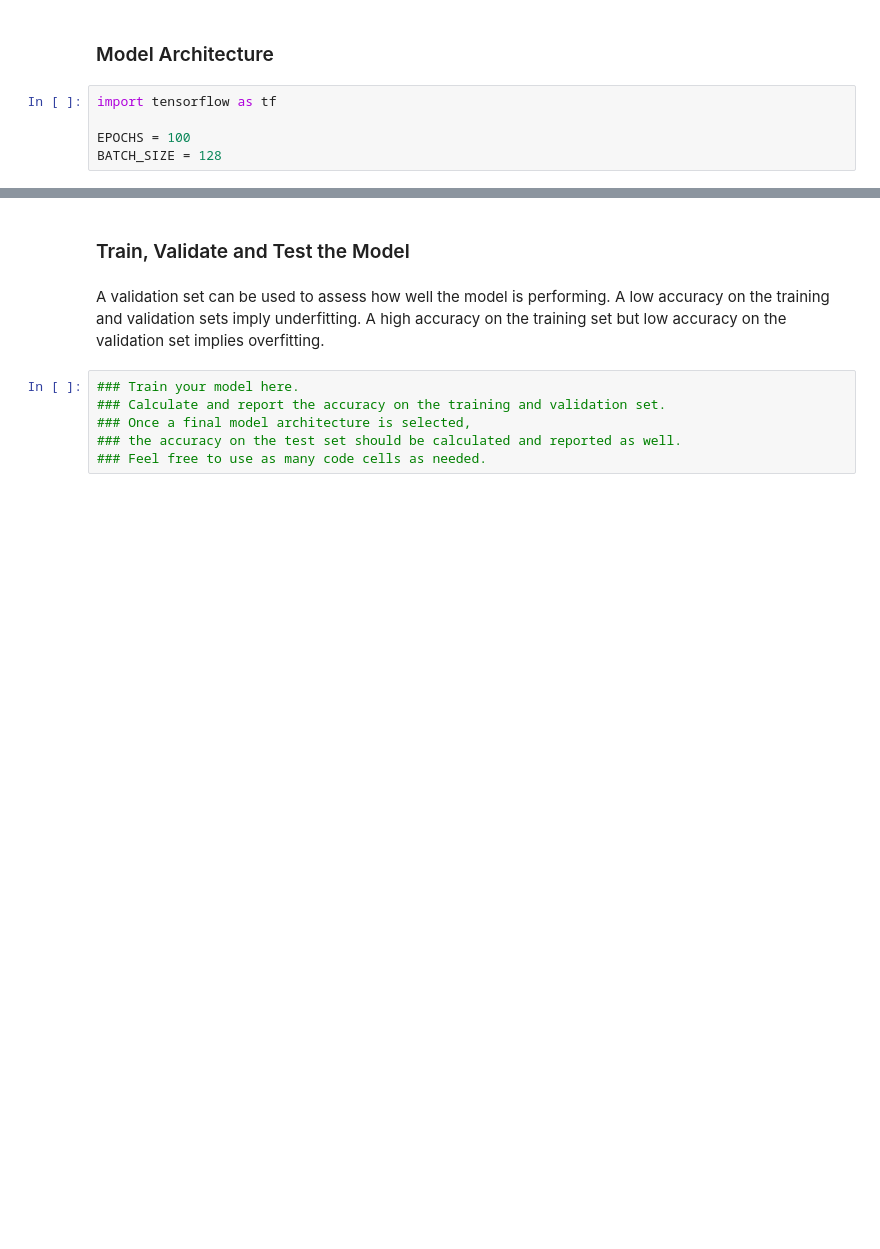
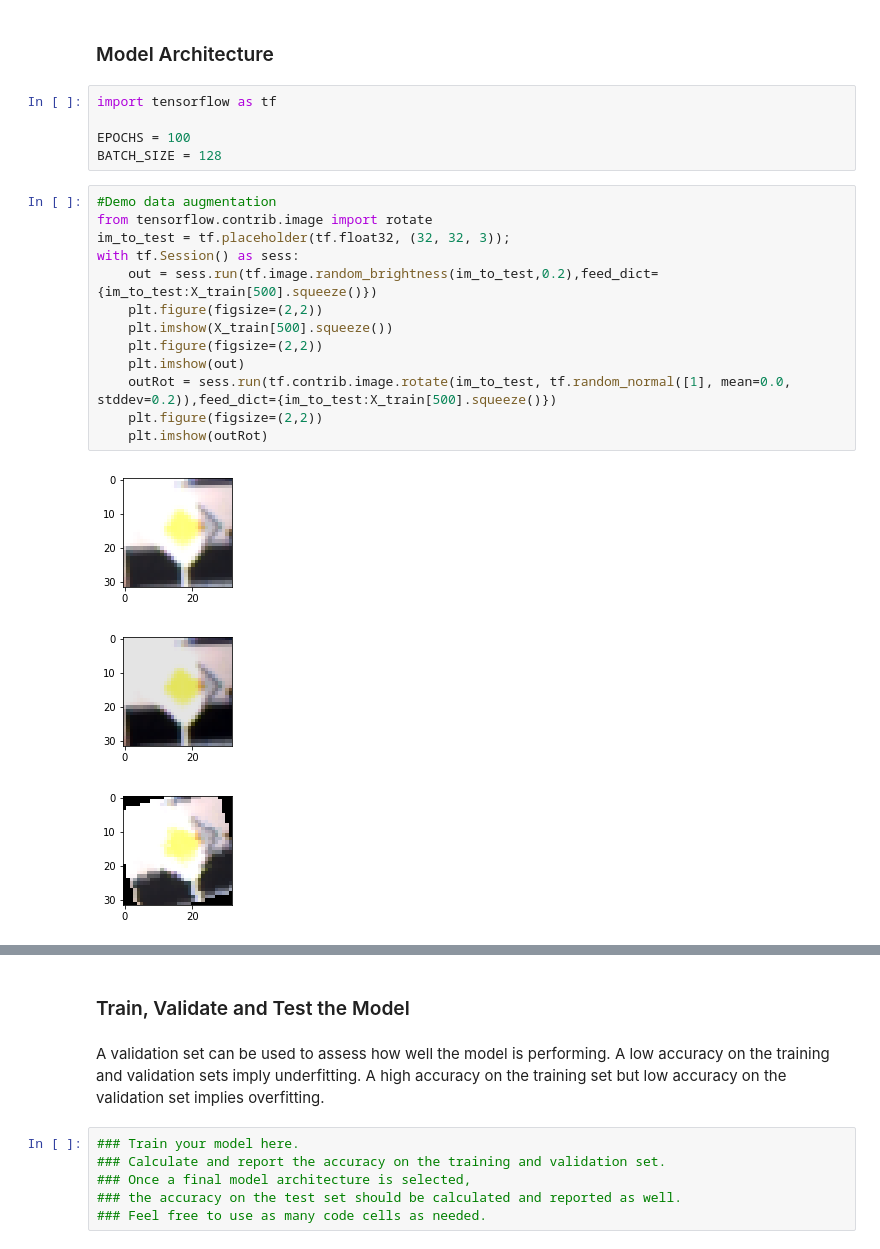
Before and after one commit to arkhalid/CarND-Traffic-Sign-Classifier-Project, a Jupyter notebook: Traffic_Sign_Classifier.ipynb, the cells around one changed output, grey strips where cells are left out. Saved outputs shown, nothing was run; the diff lists cells and outputs as text; blank space fills up the shorter version.

```diff
--- a/Traffic_Sign_Classifier.ipynb
+++ b/Traffic_Sign_Classifier.ipynb
@@ -218,6 +237,23 @@ import tensorflow as tf
 
 EPOCHS = 100
 BATCH_SIZE = 128
+# %%
+#Demo data augmentation
+from tensorflow.contrib.image import rotate
+im_to_test = tf.placeholder(tf.float32, (32, 32, 3));
+with tf.Session() as sess:
+    out = sess.run(tf.image.random_brightness(im_to_test,0.2),feed_dict={im_to_test:X_train[500].squeeze()})
+    plt.figure(figsize=(2,2))
+    plt.imshow(X_train[500].squeeze())
+    plt.figure(figsize=(2,2))
+    plt.imshow(out)
+    outRot = sess.run(tf.contrib.image.rotate(im_to_test, tf.random_normal([1], mean=0.0, stddev=0.2)),feed_dict={im_to_test:X_train[500].squeeze()})
+    plt.figure(figsize=(2,2))
+    plt.imshow(outRot)
+# %% [output]
+[figure, added]
+[figure, added]
+[figure, added]
 # %%
 ### Define your architecture here.
 ### Feel free to use as many code cells as needed.
```
Also changed, not shown: parts of 12 cells of this notebook, 5 other files.
